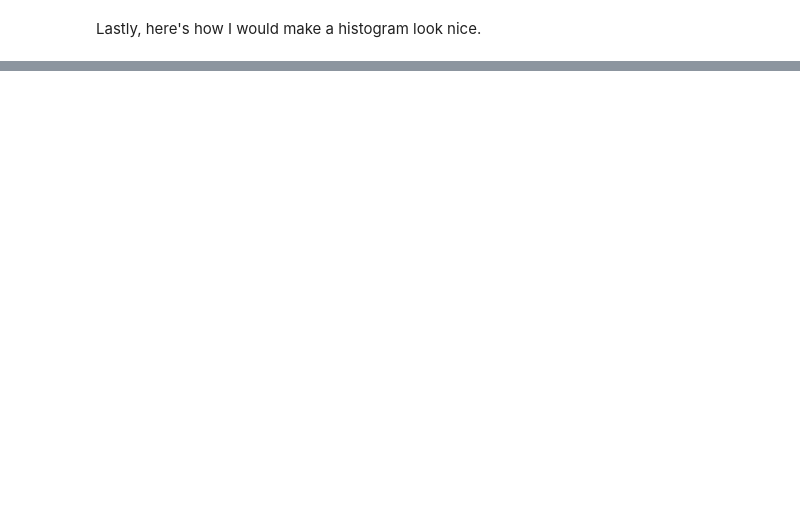
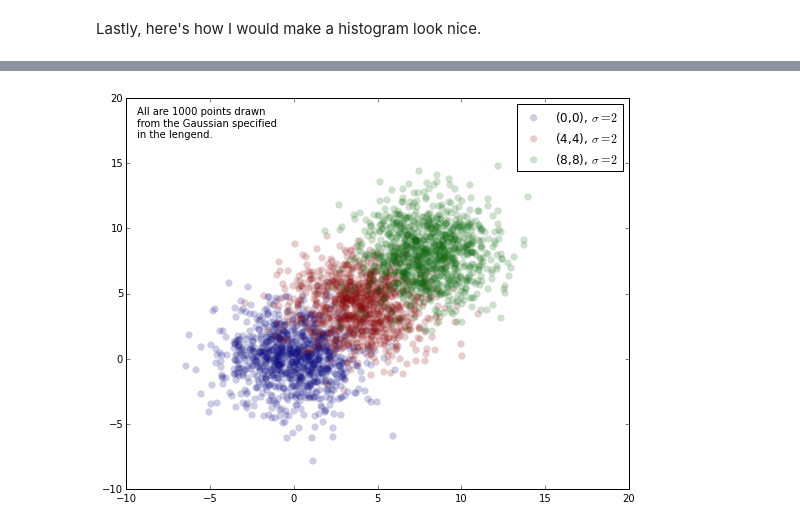
Before and after one commit to gillenbrown/PythonTutorial, a Jupyter notebook: Plotting.ipynb, the cells around one changed output, grey strips where cells are left out. Drawn from its saved outputs; the diff is of its cells as text; code cells hidden in the pictures; blank space fills up the shorter version.

```diff
--- a/Plotting.ipynb
+++ b/Plotting.ipynb
@@ -249,0 +293,13 @@ Again, try changing the parameters in that plot to see how it changes things.
+# %%
+linewidth = 0.1
+size = 50
+alpha = 0.2
+fig, ax = plt.subplots(figsize=[9, 7])
+ax.scatter(x1, y1, s=size, c="navy", alpha=alpha, linewidth=linewidth, label="(0,0), $\sigma=2$")
+ax.scatter(x2, y2, s=size, c="darkred", alpha=alpha, linewidth=linewidth, label="(4,4), $\sigma=2$")
+ax.scatter(x3, y3, s=size, c="darkgreen", alpha=alpha, linewidth=linewidth, label="(8,8), $\sigma=2$")
+ax.text(x=0.02, y=0.9, transform=ax.transAxes, s="All are 1000 points drawn \nfrom the Gaussian specified \n"
+                                                "in the lengend.")
+ax.legend(scatterpoints=1);
+# %% [output]
+[figure, added]
```
Also changed, not shown: parts of 30 cells of this notebook.
